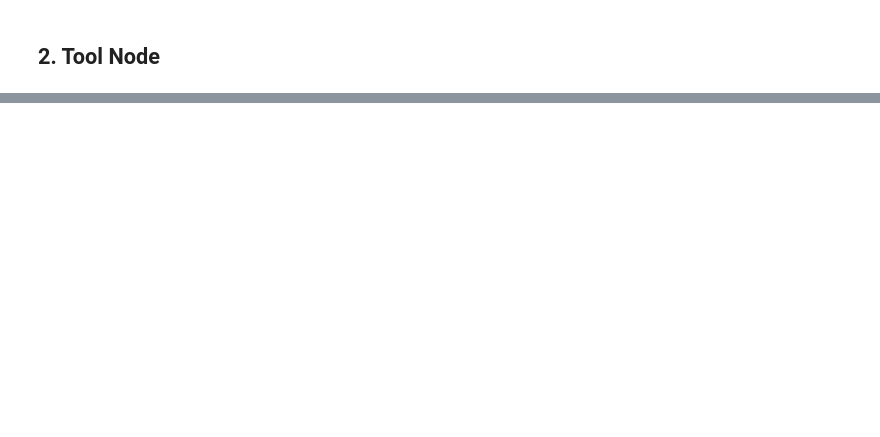
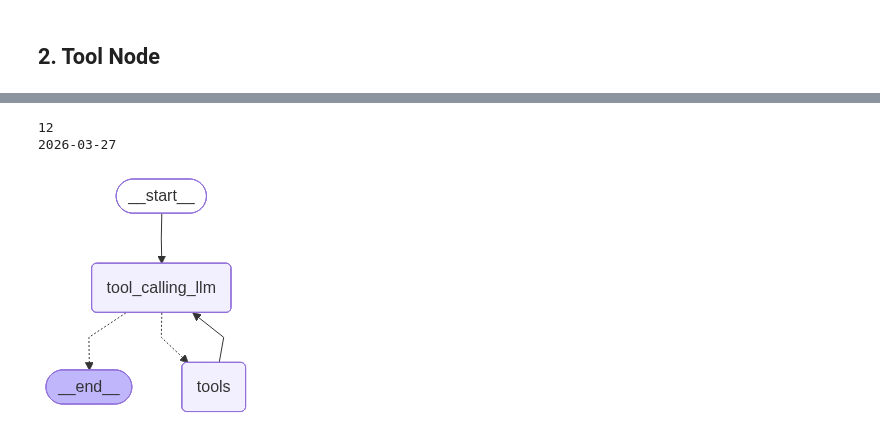
Before and after one commit to alpha3002025/marknotes-langgraph-and-quant, a Jupyter notebook: lecture-note-fc-langgraph/4-langgraph-conditional-edge-and-tool-node.ipynb, the cells around one changed output, grey strips where cells are left out. Saved outputs shown, nothing was run; the diff lists cells and outputs as text; code cells hidden in the pictures; blank space fills up the shorter version.

Commit message:
docs: 4. 조건부 edge, tool node

```diff
--- a/lecture-note-fc-langgraph/4-langgraph-conditional-edge-and-tool-node.ipynb
+++ b/lecture-note-fc-langgraph/4-langgraph-conditional-edge-and-tool-node.ipynb
@@ -268,7 +328,7 @@ graph
 # %% [output]
 [figure]
 # %%
-system_prompt = '''대화는 무례하게 하세요. 욕설은 하지 마세요.'''
+system_prompt = '''대화는 MZ세대처럼 하세요. 욕은 하지 마세요.'''
 initial_question = input()
 
 print('User :', initial_question)
@@ -317,0 +390,7 @@ AI : 내가 불타올라? 웃기고 있네. 네가 하는 질문들이 하나같
+# %%
+from typing import TypedDict, Annotated
+from langgraph.graph.message import add_messages
+
+## State 자료구조 정의
+class State(TypedDict):
+    messages: Annotated[list, add_messages]
@@ -317,0 +404,49 @@ AI : 내가 불타올라? 웃기고 있네. 네가 하는 질문들이 하나같
+# %%
+from langchain_tavily import TavilySearch
+from langchain_core.tools import tool
+
+tavily_search = TavilySearch(
+    max_results=3)
+
+@tool
+def multiply(x:int, y:int) -> int:
+    "x와 y를 입력받아, x와 y를 곱한 결과를 반환합니다."
+    return x*y
+
+@tool
+def current_date() -> str:
+    "현재 날짜를 %y-%m-%d 형식으로 반환합니다."
+    from datetime import datetime
+    return datetime.now().strftime("%Y-%m-%d")
+
+print(multiply.invoke({'x':3, 'y':4}))
+print(current_date.invoke({}))
+
+## tavily 를 tools 로 연결
+llm_with_tools = llm.bind_tools([multiply, current_date, tavily_search])
+
+##
+def tool_calling_llm(state):
+    return { "messages": llm_with_tools.invoke(state["messages"]) }
+
+from langgraph.prebuilt import ToolNode
+from langgraph.prebuilt import tools_condition
+
+
+builder = StateGraph(State)
+
+builder.add_node("tool_calling_llm", tool_calling_llm)
+builder.add_node('tools', ToolNode([multiply, current_date, tavily_search]))
+# ToolNode: 입력이 전달되면 툴을 실행해서 돌려줌
+
+builder.add_edge(START, 'tool_calling_llm')
+builder.add_conditional_edges('tool_calling_llm', tools_condition, END)
+# tools_condition: 툴이 필요하면 툴 노드로 이동, 아니면 END
+builder.add_edge('tools', 'tool_calling_llm')
+
+graph = builder.compile()
+graph
+# %% [output]
+12
+2026-03-27
+[figure, added]
```
Also changed, not shown: parts of 18 cells of this notebook, 1 other file.
